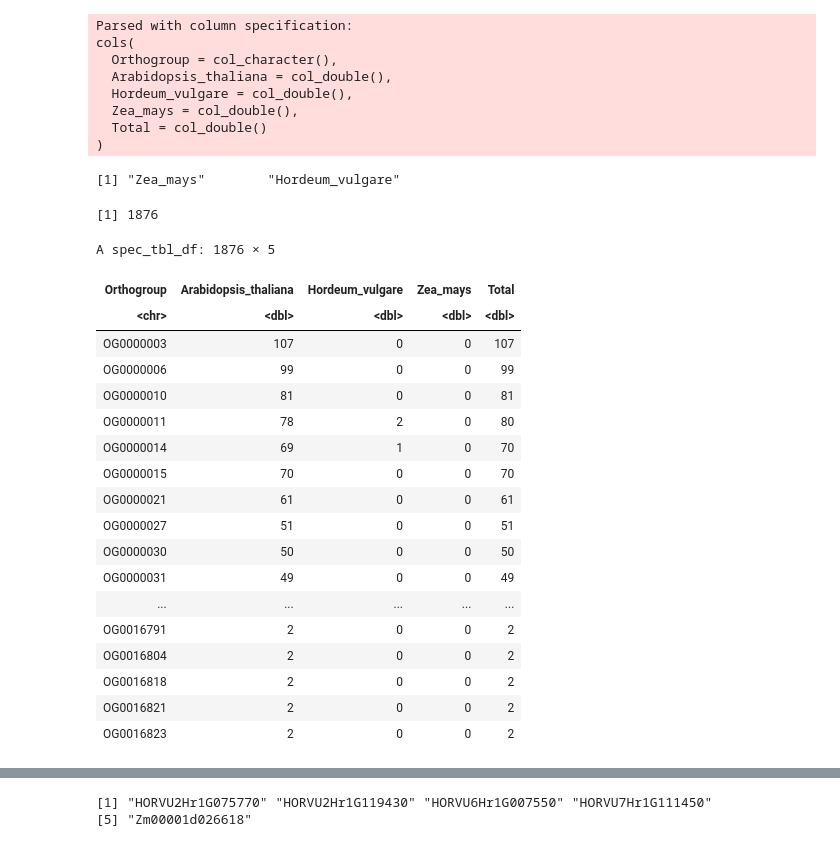
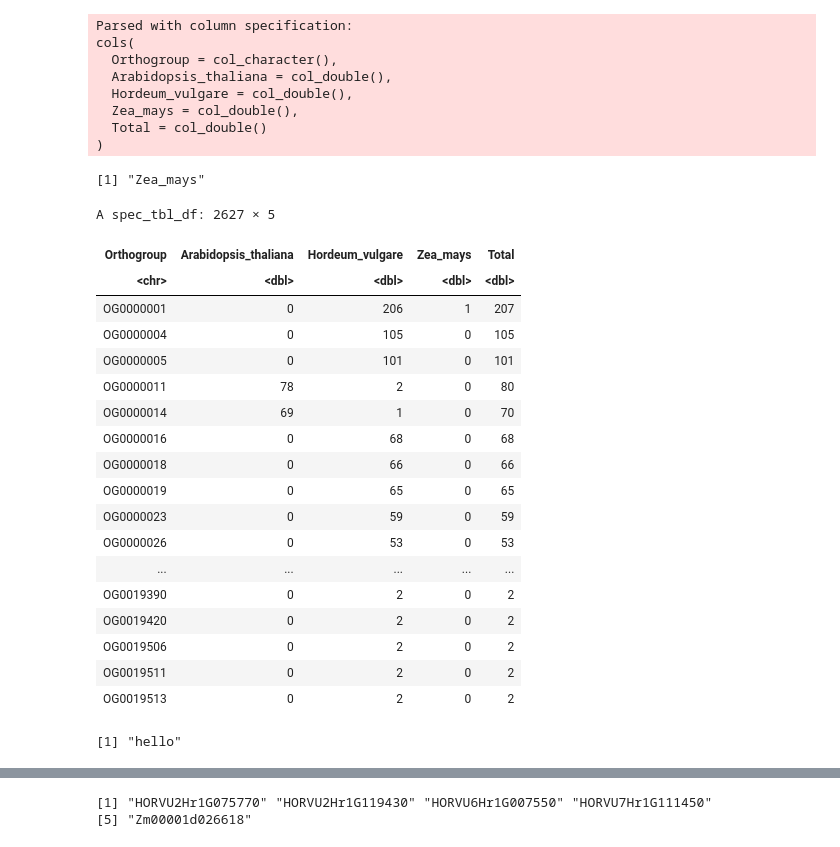
Before and after one commit to tgstoecker/A2TEA.Workflow, a Jupyter notebook: R_expansion.ipynb, the cells around one changed output, grey strips where cells are left out. Cells and saved outputs as stored; diff of their text form; code cells hidden in the pictures.

```diff
--- a/R_expansion.ipynb
+++ b/R_expansion.ipynb
@@ -56,11 +57,12 @@ library(stringr)
 ✖ dplyr::lag()    masks stats::lag()
 # %%
 #read-in "name", "expanded_in" and "compared_to"
-name = "Expanded in Arabidopsis compared to Monocots"
-expanded_in = "Arabidopsis_thaliana"
-compared_to = "Zea_mays;Hordeum_vulgare"
+num = "2"
+name = "Expanded in barley compared to maize"
+expanded_in = "Hordeum_vulgare"
+compared_to = "Zea_mays"
 # %%
-OG.GC <- read_tsv("orthofinder/final-results/Orthogroups/Orthogroups.GeneCount.tsv")
+OG.GC <- readr::read_tsv("orthofinder/final-results/Orthogroups/Orthogroups.GeneCount.tsv")
 # %% [output]
 Parsed with column specification:
 cols(
@@ -71,41 +73,47 @@ cols(
   Total = col_double()
 )
 # %%
+#THis step is actually in the python functions; however here I I need a solution to test the downstream steps:
 #I can use strsplit to split the ";" seperated columns
 #strsplit creates a list and the [[1]] selects the first list item (we only have one, in this case).
 #The result at this point is in list form, we can use "unlist" that works with the downstream steps.
 #compared_to
-c_t_species <- unlist(strsplit(compared_to, ";"))
+#c_t_species <- unlist(strsplit(compared_to, ";"))
+c_t_species <- compared_to
 c_t_species
 # %% [output]
-[1] "Zea_mays"        "Hordeum_vulgare"
+[1] "Zea_mays"
 # %%
 #get() function solves my problems of using the character functions inside dplyr
 expanded_OGs <- OG.GC
 for (i in c_t_species) {
-    expanded_OGs <- expanded_OGs %>% filter(get(expanded_in) > 3*(get(i)))
+    expanded_OGs <- expanded_OGs %>% dplyr::filter(get(expanded_in) > 3*(get(i)))
     }
+expanded_OGs
 # %% [output]
-[1] 1876
+A spec_tbl_df: 2627 × 5
-A spec_tbl_df: 1876 × 5
 | Orthogroup | Arabidopsis_thaliana | Hordeum_vulgare | Zea_mays | Total |
 | <chr> | <dbl> | <dbl> | <dbl> | <dbl> |
-| OG0000003 | 107 | 0 | 0 | 107 |
-| OG0000006 | 99 | 0 | 0 | 99 |
-| OG0000010 | 81 | 0 | 0 | 81 |
+| OG0000001 | 0 | 206 | 1 | 207 |
+| OG0000004 | 0 | 105 | 0 | 105 |
+| OG0000005 | 0 | 101 | 0 | 101 |
 | OG0000011 | 78 | 2 | 0 | 80 |
 | OG0000014 | 69 | 1 | 0 | 70 |
-| OG0000015 | 70 | 0 | 0 | 70 |
-| OG0000021 | 61 | 0 | 0 | 61 |
-| OG0000027 | 51 | 0 | 0 | 51 |
-| OG0000030 | 50 | 0 | 0 | 50 |
-| OG0000031 | 49 | 0 | 0 | 49 |
+| OG0000016 | 0 | 68 | 0 | 68 |
+| OG0000018 | 0 | 66 | 0 | 66 |
+| OG0000019 | 0 | 65 | 0 | 65 |
+| OG0000023 | 0 | 59 | 0 | 59 |
+| OG0000026 | 0 | 53 | 0 | 53 |
 | ... | ... | ... | ... | ... |
-| OG0016791 | 2 | 0 | 0 | 2 |
-| OG0016804 | 2 | 0 | 0 | 2 |
-| OG0016818 | 2 | 0 | 0 | 2 |
-| OG0016821 | 2 | 0 | 0 | 2 |
-| OG0016823 | 2 | 0 | 0 | 2 |
+| OG0019390 | 0 | 2 | 0 | 2 |
+| OG0019420 | 0 | 2 | 0 | 2 |
+| OG0019506 | 0 | 2 | 0 | 2 |
+| OG0019511 | 0 | 2 | 0 | 2 |
+| OG0019513 | 0 | 2 | 0 | 2 |
+# %%
+print("hello")
+# %% [output]
+[1] "hello"
 # %%
 ##keeping in line with smaller scripts and modularity:
 
```
Also changed, not shown: parts of 8 cells of this notebook, 2 other files.
